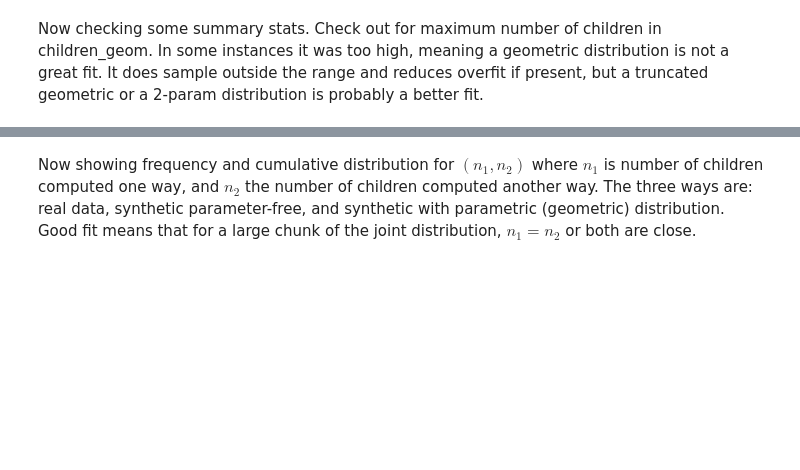
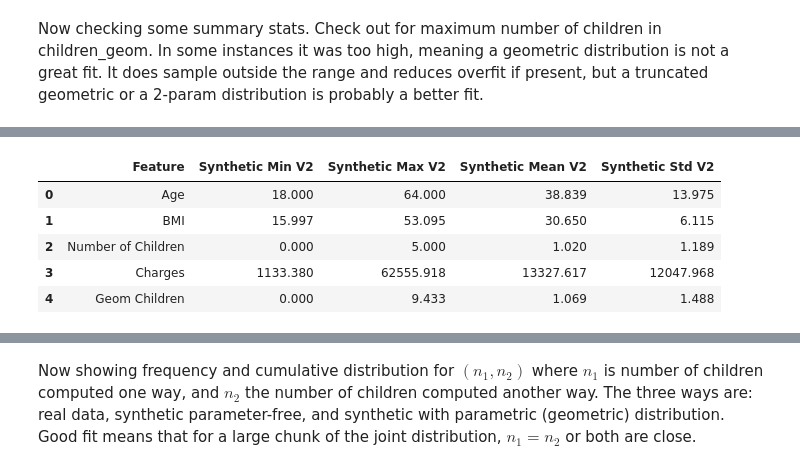
Before and after one commit to BrianCarela/LLM_stuff, a Jupyter notebook: Copy_of_copula_insurance_nogroup.ipynb, the cells around one changed output, grey strips where cells are left out. Cells and saved outputs as stored; diff of their text form; code cells hidden in the pictures; blank space fills up the shorter version.

```diff
--- a/Copy_of_copula_insurance_nogroup.ipynb
+++ b/Copy_of_copula_insurance_nogroup.ipynb
@@ -667,0 +658,77 @@ correl synth v2
+# %%
+import pandas as pd
+import numpy as np
+from IPython.display import display
+
+# Calculate minimum values for each feature in the new synthetic data
+synthetic_min_v2 = np.min(transformed_synthetic_data_v2, axis=0)
+
+# Calculate maximum values for each feature in the new synthetic data
+synthetic_max_v2 = np.max(transformed_synthetic_data_v2, axis=0)
+
+# Calculate mean values for each feature in the new synthetic data
+synthetic_mean_v2 = np.mean(transformed_synthetic_data_v2, axis=0)
+
+# Calculate standard deviations for each feature in the new synthetic data
+synthetic_std_v2 = np.std(transformed_synthetic_data_v2, axis=0)
+
+# Calculate the correlation matrix for the new synthetic data
+synthetic_corr_v2 = np.corrcoef(np.transpose(transformed_synthetic_data_v2))
+
+# Calculate minimum, maximum, mean, and standard deviation for each feature in the real data
+real_min = np.min(real_data_df, axis=0)
+real_max = np.max(real_data_df, axis=0)
+real_mean = np.mean(real_data_df, axis=0)
+real_std = np.std(real_data_df, axis=0)
+
+# Calculate the correlation matrix for the real data
+real_corr = np.corrcoef(np.transpose(real_data_df))
+
+# Create DataFrame to store the summary statistics for real data
+real_stats_df = pd.DataFrame({
+    'Feature': ['Age', 'BMI', 'Number of Children', 'Charges'],
+    'Real Min': real_min,
+    'Real Max': real_max,
+    'Real Mean': real_mean,
+    'Real Std': real_std
+})
+
+# Create DataFrame to store the summary statistics for synthetic data including 'Geom Children'
+synthetic_stats_v2_df = pd.DataFrame({
+    'Feature': ['Age', 'BMI', 'Number of Children', 'Charges', 'Geom Children'],
+    'Synthetic Min V2': synthetic_min_v2,
+    'Synthetic Max V2': synthetic_max_v2,
+    'Synthetic Mean V2': synthetic_mean_v2,
+    'Synthetic Std V2': synthetic_std_v2
+})
+
+# Style the DataFrames for better presentation
+styled_real_stats_df = real_stats_df.style.set_properties(**{'text-align': 'left'}).set_table_styles(
+    [{'selector': 'th', 'props': [('text-align', 'left')]}]
+).format(precision=3)
+
+styled_synthetic_stats_v2_df = synthetic_stats_v2_df.style.set_properties(**{'text-align': 'left'}).set_table_styles(
+    [{'selector': 'th', 'props': [('text-align', 'left')]}]
+).format(precision=3)
+
+# Display the styled DataFrames
+print("Summary Statistics - Real Data")
+display(styled_real_stats_df)
+
+print("Summary Statistics - Synthetic Data V2")
+display(styled_synthetic_stats_v2_df)
+
+# Print correlation matrices
+print("\nCorrelation Matrix - Real Data:")
+display(pd.DataFrame(real_corr, columns=['Age', 'BMI', 'Number of Children', 'Charges'], index=['Age', 'BMI', 'Number of Children', 'Charges']).style.background_gradient(cmap='coolwarm').format(precision=2))
+
+print("\nCorrelation Matrix - Synthetic Data V2:")
+display(pd.DataFrame(synthetic_corr_v2, columns=['Age', 'BMI', 'Number of Children', 'Charges', 'Geom Children'], index=['Age', 'BMI', 'Number of Children', 'Charges', 'Geom Children']).style.background_gradient(cmap='coolwarm').format(precision=2))
+
+# Additional comparison for children features
+print("\tNumber of Children | Geometric Children | Real Children\n")
+print("Min\t%2d\t%2d\t%2d" % (synthetic_min_v2[2], synthetic_min_v2[4], real_min[2]))
+print("Max\t%2d\t%2d\t%2d" % (synthetic_max_v2[2], synthetic_max_v2[4], real_max[2]))
+print("Mean\t%5.3f\t%5.3f\t%5.3f" % (synthetic_mean_v2[2], synthetic_mean_v2[4], real_mean[2]))
+print("Std\t%5.3f\t%5.3f\t%5.3f" % (synthetic_std_v2[2], synthetic_std_v2[4], real_std[2]))
+# %% [output]
@@ -667,0 +742,6 @@ correl synth v2
+|  | Feature | Synthetic Min V2 | Synthetic Max V2 | Synthetic Mean V2 | Synthetic Std V2 |
+| 0 | Age | 18.000 | 64.000 | 38.839 | 13.975 |
+| 1 | BMI | 15.997 | 53.095 | 30.650 | 6.115 |
+| 2 | Number of Children | 0.000 | 5.000 | 1.020 | 1.189 |
+| 3 | Charges | 1133.380 | 62555.918 | 13327.617 | 12047.968 |
+| 4 | Geom Children | 0.000 | 9.433 | 1.069 | 1.488 |
```
Also changed, not shown: parts of 9 cells of this notebook.
